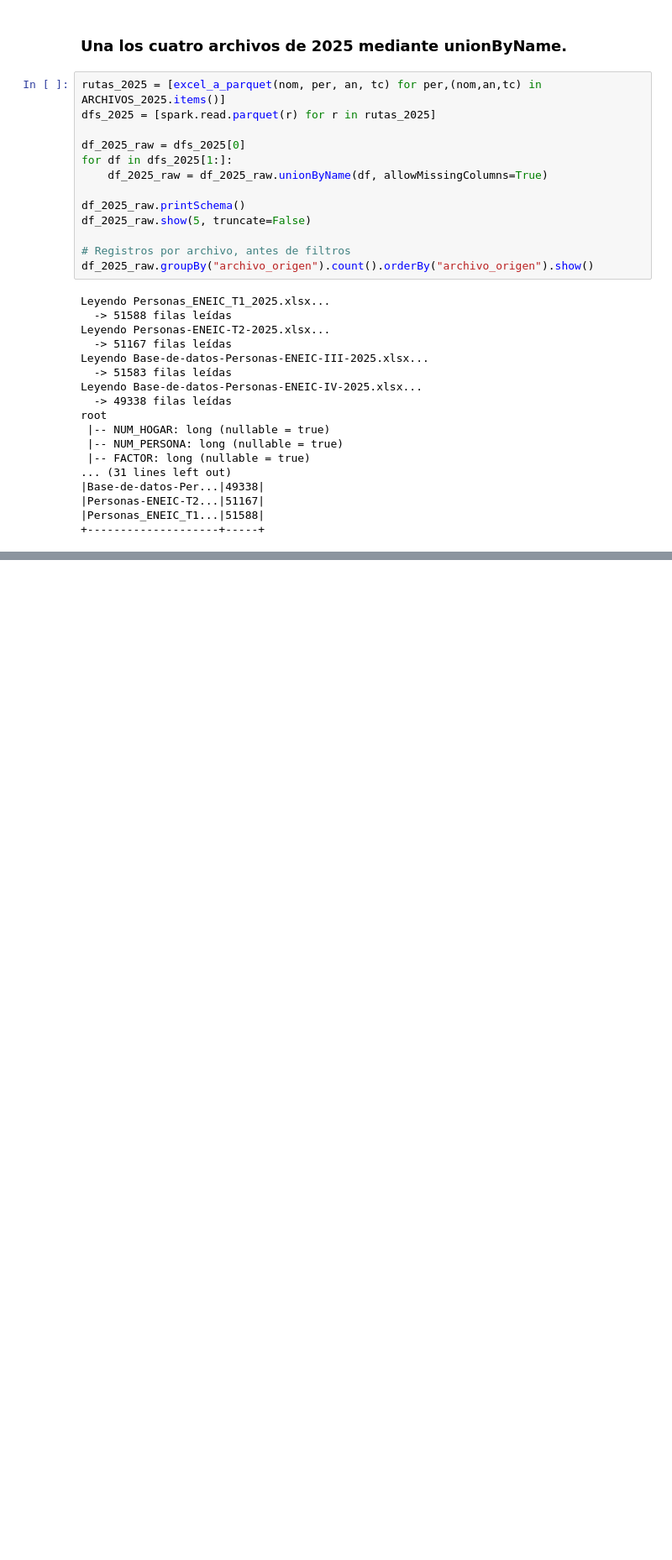
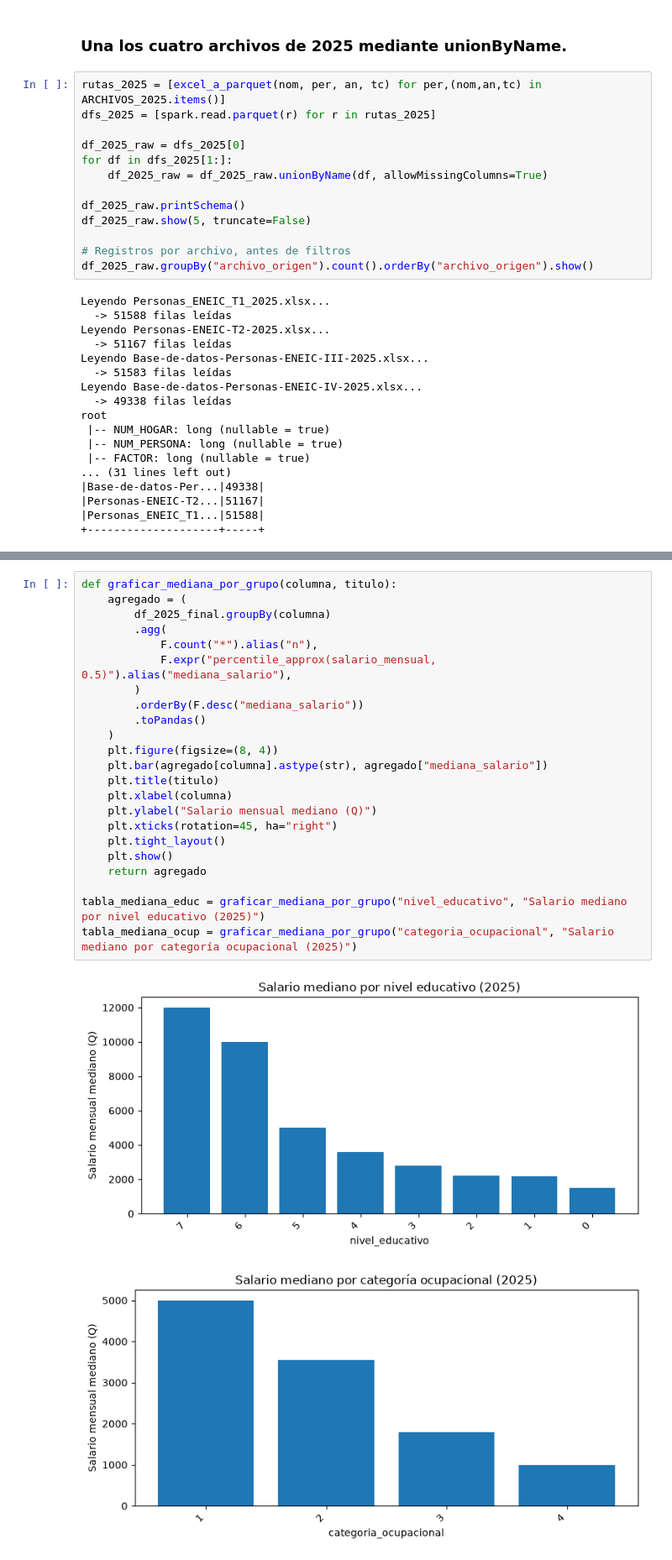
Before and after one commit to belennmm/DataS_Lab7_Spark, a Jupyter notebook: notebooks/Laboratorio7_Analisis.ipynb, the cells around one changed output, grey strips where cells are left out. Shown at 84% size. Drawn from its saved outputs; the diff is of its cells as text; blank space fills up the shorter version.

```diff
--- a/notebooks/Laboratorio7_Analisis.ipynb
+++ b/notebooks/Laboratorio7_Analisis.ipynb
@@ -183,0 +374,26 @@ df_2025_final = preparar(df_2025_raw, "2025")
+# %%
+def graficar_mediana_por_grupo(columna, titulo):
+    agregado = (
+        df_2025_final.groupBy(columna)
+        .agg(
+            F.count("*").alias("n"),
+            F.expr("percentile_approx(salario_mensual, 0.5)").alias("mediana_salario"),
+        )
+        .orderBy(F.desc("mediana_salario"))
+        .toPandas()
+    )
+    plt.figure(figsize=(8, 4))
+    plt.bar(agregado[columna].astype(str), agregado["mediana_salario"])
+    plt.title(titulo)
+    plt.xlabel(columna)
+    plt.ylabel("Salario mensual mediano (Q)")
+    plt.xticks(rotation=45, ha="right")
+    plt.tight_layout()
+    plt.show()
+    return agregado
+
+tabla_mediana_educ = graficar_mediana_por_grupo("nivel_educativo", "Salario mediano por nivel educativo (2025)")
+tabla_mediana_ocup = graficar_mediana_por_grupo("categoria_ocupacional", "Salario mediano por categoría ocupacional (2025)")
+# %% [output]
+[figure, added]
+[figure, added]
```
Also changed, not shown: parts of 43 cells of this notebook, 20 other files.
